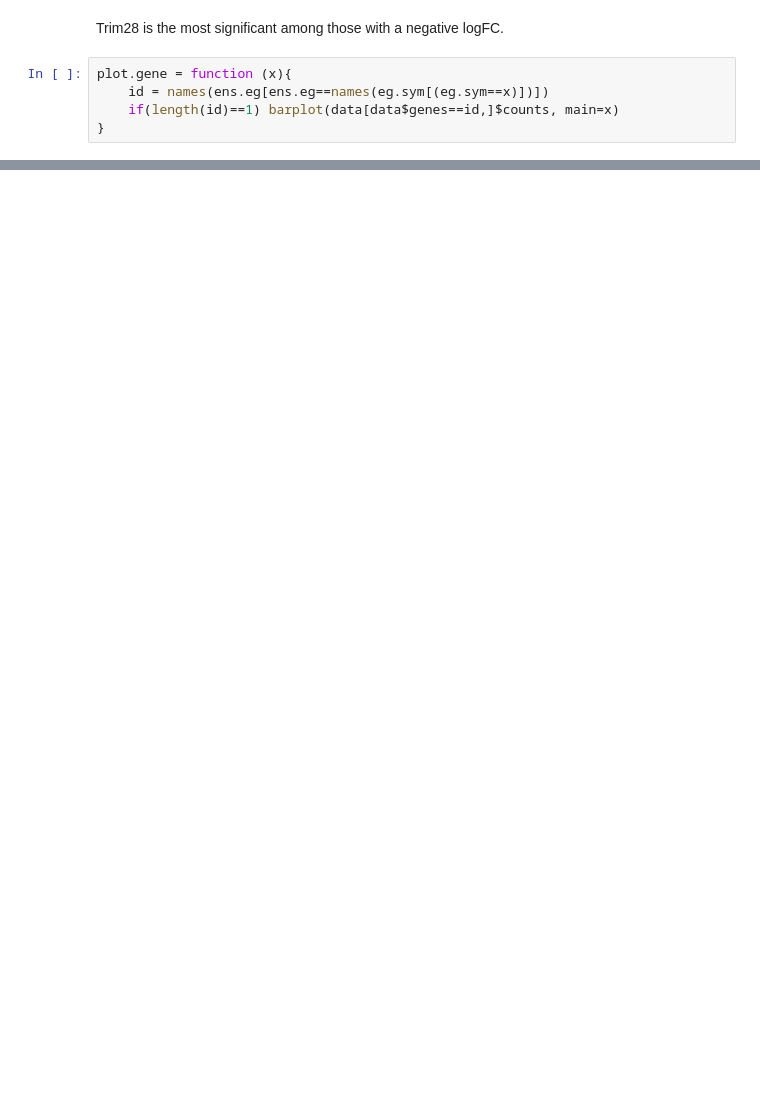
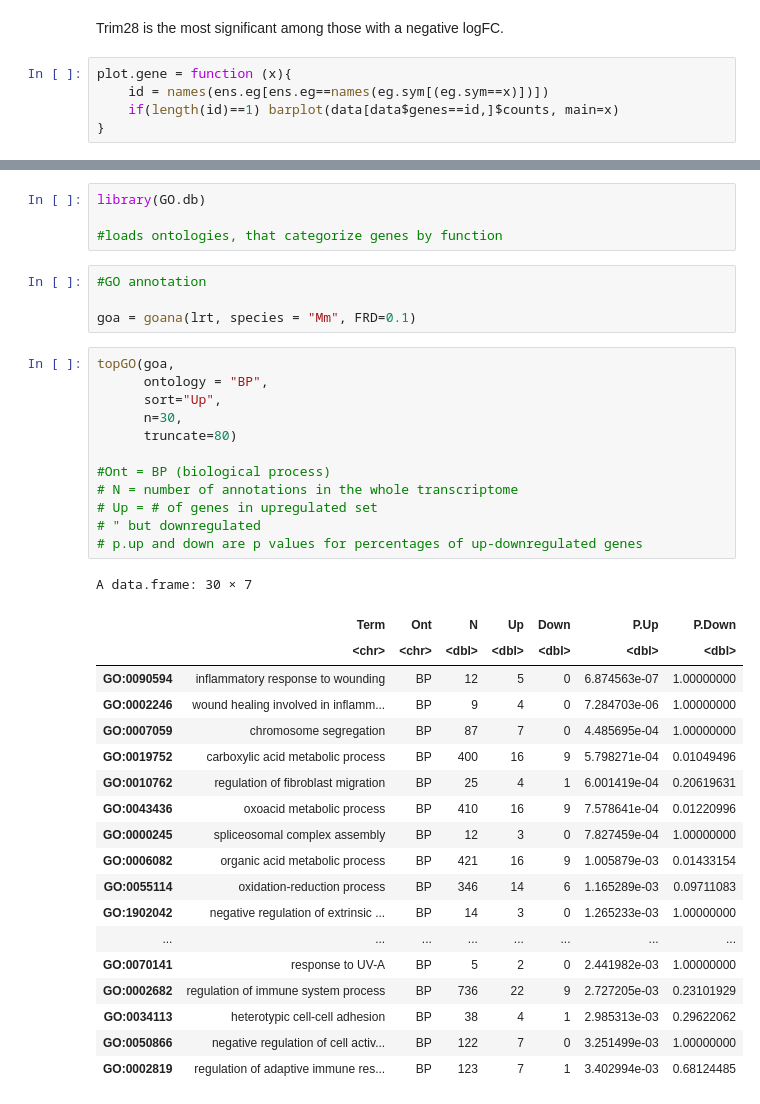
Before and after one commit to andrealorenzon/bioinformatics, a Jupyter notebook: Gene expression.ipynb, the cells around one changed output, grey strips where cells are left out. Cells and saved outputs as stored; diff of their text form; blank space fills up the shorter version.

```diff
--- a/Gene expression.ipynb
+++ b/Gene expression.ipynb
@@ -314,0 +305,40 @@ plot.gene("Myo5b")
+# %%
+library(GO.db)
+
+#loads ontologies, that categorize genes by function
+# %%
+#GO annotation
+
+goa = goana(lrt, species = "Mm", FRD=0.1)
+# %%
+topGO(goa,
+      ontology = "BP",
+      sort="Up",
+      n=30,
+      truncate=80)
+
+#Ont = BP (biological process)
+# N = number of annotations in the whole transcriptome
+# Up = # of genes in upregulated set
+# " but downregulated
+# p.up and down are p values for percentages of up-downregulated genes
+# %% [output]
+A data.frame: 30 × 7
+|  | Term | Ont | N | Up | Down | P.Up | P.Down |
+|  | <chr> | <chr> | <dbl> | <dbl> | <dbl> | <dbl> | <dbl> |
+| GO:0090594 | inflammatory response to wounding | BP | 12 | 5 | 0 | 6.874563e-07 | 1.00000000 |
+| GO:0002246 | wound healing involved in inflamm... | BP | 9 | 4 | 0 | 7.284703e-06 | 1.00000000 |
+| GO:0007059 | chromosome segregation | BP | 87 | 7 | 0 | 4.485695e-04 | 1.00000000 |
+| GO:0019752 | carboxylic acid metabolic process | BP | 400 | 16 | 9 | 5.798271e-04 | 0.01049496 |
+| GO:0010762 | regulation of fibroblast migration | BP | 25 | 4 | 1 | 6.001419e-04 | 0.20619631 |
+| GO:0043436 | oxoacid metabolic process | BP | 410 | 16 | 9 | 7.578641e-04 | 0.01220996 |
+| GO:0000245 | spliceosomal complex assembly | BP | 12 | 3 | 0 | 7.827459e-04 | 1.00000000 |
+| GO:0006082 | organic acid metabolic process | BP | 421 | 16 | 9 | 1.005879e-03 | 0.01433154 |
+| GO:0055114 | oxidation-reduction process | BP | 346 | 14 | 6 | 1.165289e-03 | 0.09711083 |
+| GO:1902042 | negative regulation of extrinsic ... | BP | 14 | 3 | 0 | 1.265233e-03 | 1.00000000 |
+| ... | ... | ... | ... | ... | ... | ... | ... |
+| GO:0070141 | response to UV-A | BP | 5 | 2 | 0 | 2.441982e-03 | 1.00000000 |
+| GO:0002682 | regulation of immune system process | BP | 736 | 22 | 9 | 2.727205e-03 | 0.23101929 |
+| GO:0034113 | heterotypic cell-cell adhesion | BP | 38 | 4 | 1 | 2.985313e-03 | 0.29622062 |
+| GO:0050866 | negative regulation of cell activ... | BP | 122 | 7 | 0 | 3.251499e-03 | 1.00000000 |
+| GO:0002819 | regulation of adaptive immune res... | BP | 123 | 7 | 1 | 3.402994e-03 | 0.68124485 |
```
Also changed, not shown: parts of 12 cells of this notebook, 1 other file.
